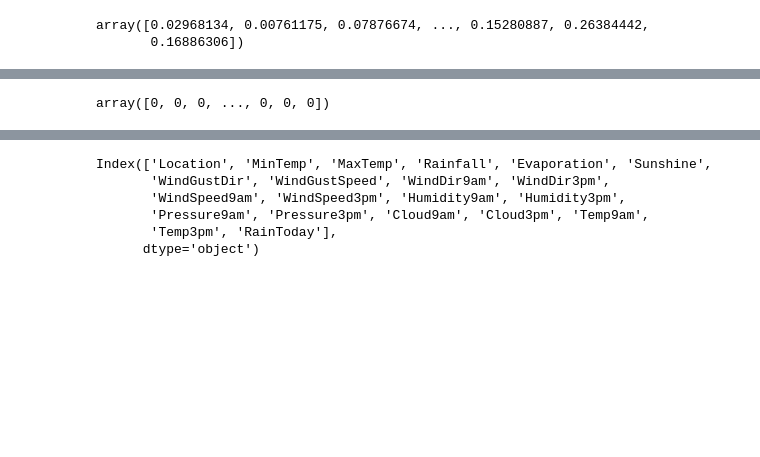
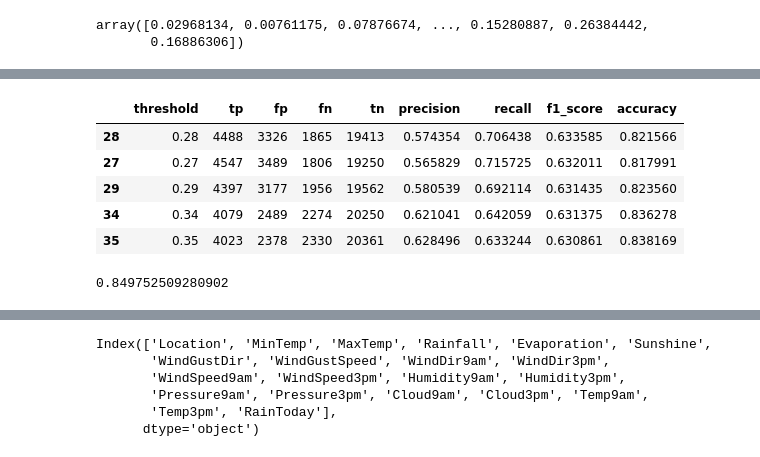
Before and after one commit to BountyHunter1999/Machine-Learning-Zoom-Camp, a Jupyter notebook: Homeworks/Capstone Project/notebook.ipynb, the cells around one changed output, grey strips where cells are left out. Saved outputs shown, nothing was run; the diff lists cells and outputs as text; code cells hidden in the pictures; blank space fills up the shorter version.

```diff
--- a/Homeworks/Capstone Project/notebook.ipynb
+++ b/Homeworks/Capstone Project/notebook.ipynb
@@ -435,0 +431,13 @@ Name: RainTomorrow, Length: 29092, dtype: int64
+# %%
+scores = []
+for t in thres:
+    pred_positive = (y_pred_proba >= t)
+    pred_negative = (y_pred_proba < t)
+
+    tp = (actual_positive & pred_positive).sum()
+    tn = (actual_negative & pred_negative).sum()
+
+    fp = (actual_negative & pred_positive).sum()
+    fn = (actual_positive & pred_negative).sum()
+
+    scores.append([t, tp, fp, fn ,tn])
@@ -436 +461,14 @@ Name: RainTomorrow, Length: 29092, dtype: int64
+# %%
+data_scores.sort_values(['f1_score'], ascending=False)[:5] # we will choose 35 as the threshold
+# %% [output]
+|  | threshold | tp | fp | fn | tn | precision | recall | f1_score | accuracy |
+| 28 | 0.28 | 4488 | 3326 | 1865 | 19413 | 0.574354 | 0.706438 | 0.633585 | 0.821566 |
+| 27 | 0.27 | 4547 | 3489 | 1806 | 19250 | 0.565829 | 0.715725 | 0.632011 | 0.817991 |
+| 29 | 0.29 | 4397 | 3177 | 1956 | 19562 | 0.580539 | 0.692114 | 0.631435 | 0.823560 |
+| 34 | 0.34 | 4079 | 2489 | 2274 | 20250 | 0.621041 | 0.642059 | 0.631375 | 0.836278 |
+| 35 | 0.35 | 4023 | 2378 | 2330 | 20361 | 0.628496 | 0.633244 | 0.630861 | 0.838169 |
+# %%
+model1.score(X_val, y_val)
+# %% [output]
+0.849752509280902
 # %%
@@ -438,7 +476,3 @@ y_pred = (y_pred_proba >= 0.5).astype(int)
-# %%
-y_pred
-# %% [output]
-array([0, 0, 0, ..., 0, 0, 0])
 # %%
 from sklearn.metrics import accuracy_score
 print("Accuracy Score: {}".format(accuracy_score(y_val,y_pred)))
```
Also changed, not shown: parts of 51 cells of this notebook, 7 other files.
